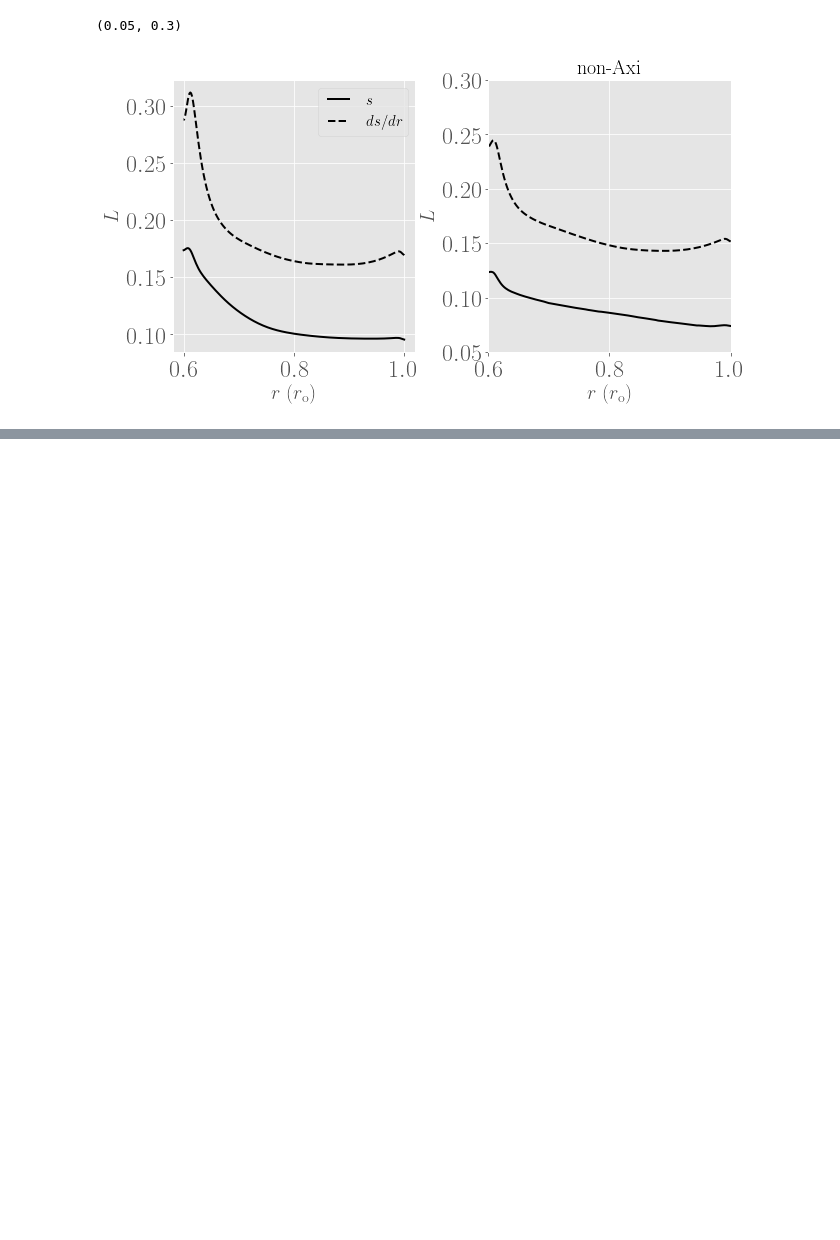
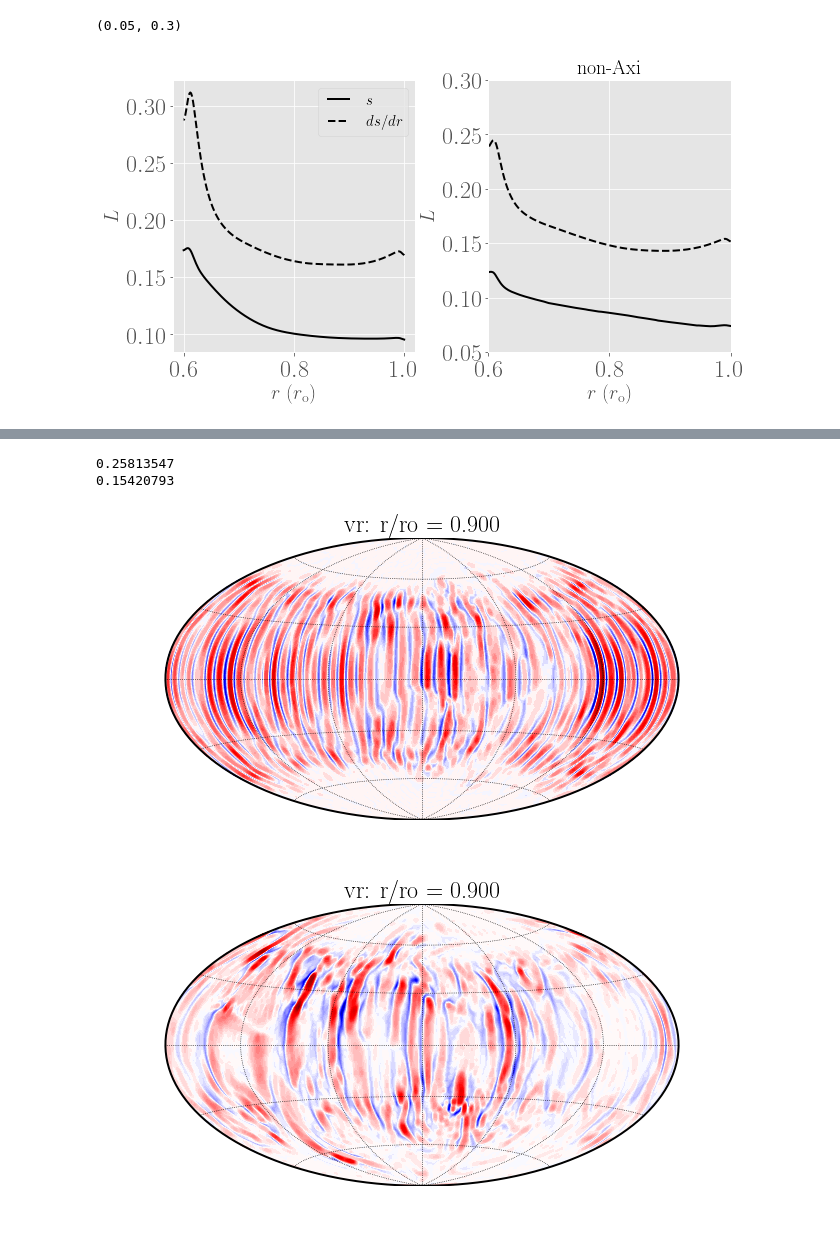
Before and after one commit to bzaire/Report_Sims, a Jupyter notebook: notebook3_1.ipynb, the cells around one changed output, grey strips where cells are left out. Cells and saved outputs as stored; diff of their text form; code cells hidden in the pictures; blank space fills up the shorter version.

```diff
--- a/notebook3_1.ipynb
+++ b/notebook3_1.ipynb
@@ -100,0 +150,16 @@ ax[1].set_ylim((0.05, .30))
+# %%
+# Read simulations' data
+os.chdir(PATH1)
+s1 = Surf()
+s1.surf(field='vr', r=.9, cbar=False)
+print(s1.gr.time)
+
+os.chdir(PATH2)
+s2 = Surf()
+s2.surf(field='vr', r=.9, cbar=False)
+print(s2.gr.time)
+# %% [output]
+0.25813547
+0.15420793
+[figure, added]
+[figure, added]
```
Also changed, not shown: parts of 6 cells of this notebook, 1 other file.
